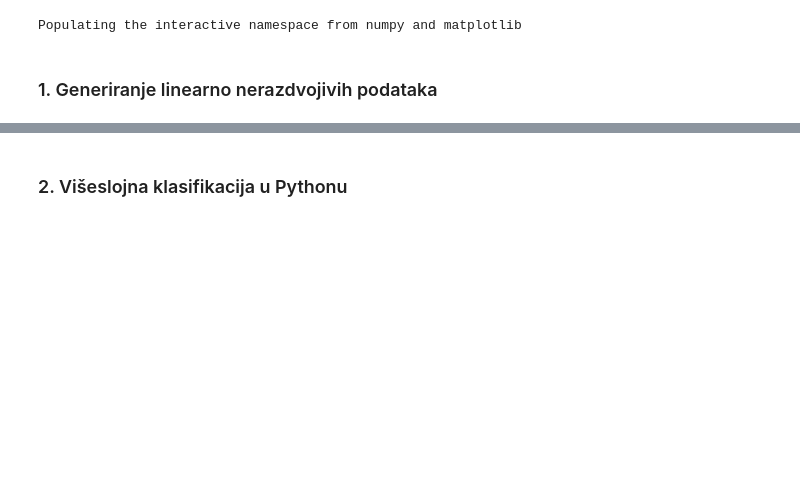
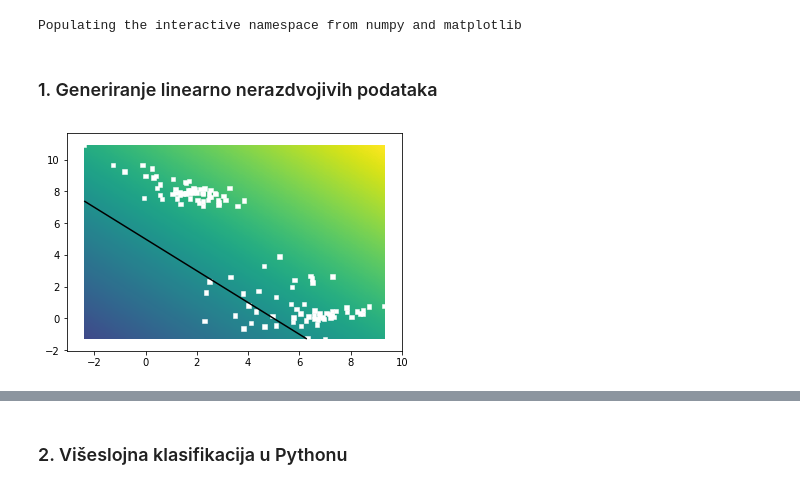
Before and after one commit to DavidBoja/du-lab, a Jupyter notebook: lab1/lab1.ipynb, the cells around one changed output, grey strips where cells are left out. Cells and saved outputs as stored; diff of their text form; code cells hidden in the pictures; blank space fills up the shorter version.

```diff
--- a/lab1/lab1.ipynb
+++ b/lab1/lab1.ipynb
@@ -24,6 +27,15 @@ def visualize_results(X, Y, Y_, func, special=[]):
 ### 1. Generiranje linearno nerazdvojivih podataka
 # %%
 # todo: graph_surface & graph_data
+# %%
+X, Y_ = data.sample_gmm(4, 2, 30)
+
+bbox = (np.min(X, axis=0), np.max(X, axis=0))
+data.graph_surface(data.myDummyDecision, bbox, offset=0)
+data.graph_data(X, Y_, data.myDummyDecision(X))
+plt.show()
+# %% [output]
+[figure, added]
 # %%
 X, Y_ = data.sample_gmm(4, 2, 30)
 
```
Also changed, not shown: parts of 18 cells of this notebook.
